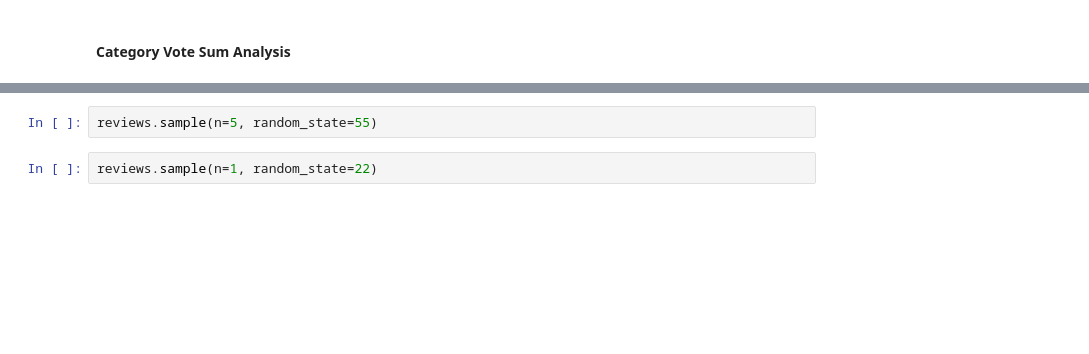
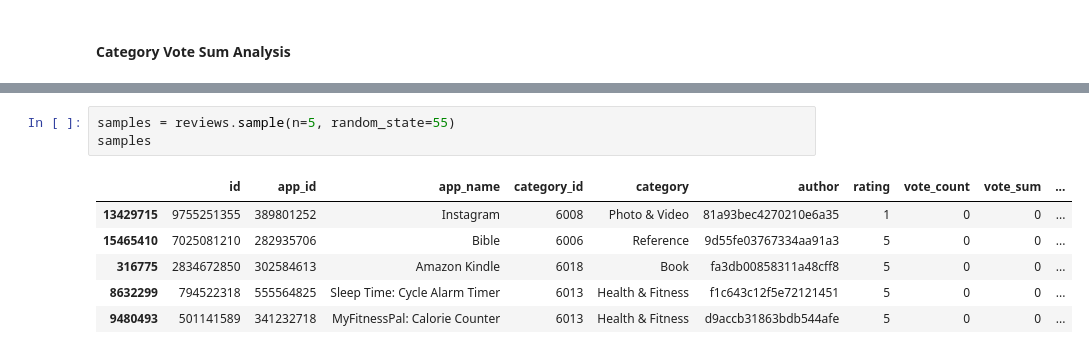
Before and after one commit to variancexplained/genai-lab-slm, a Jupyter notebook: notebooks/content/01_data/00_overview.ipynb, the cells around one changed output, grey strips where cells are left out. Saved outputs shown, nothing was run; the diff lists cells and outputs as text; blank space fills up the shorter version.

```diff
--- a/notebooks/content/01_data/00_overview.ipynb
+++ b/notebooks/content/01_data/00_overview.ipynb
@@ -137,4 +440,10 @@ reviews.association_plot(x="vote_sum", y="category", title="Category Vote Sum An
 # %%
-reviews.sample(n=5, random_state=55)
+samples = reviews.sample(n=5, random_state=55)
+samples
+# %% [output]
+|  | id | app_id | app_name | category_id | category | author | rating | vote_count | vote_sum | ... |
+| 13429715 | 9755251355 | 389801252 | Instagram | 6008 | Photo & Video | 81a93bec4270210e6a35 | 1 | 0 | 0 | ... |
+| 15465410 | 7025081210 | 282935706 | Bible | 6006 | Reference | 9d55fe03767334aa91a3 | 5 | 0 | 0 | ... |
+| 316775 | 2834672850 | 302584613 | Amazon Kindle | 6018 | Book | fa3db00858311a48cff8 | 5 | 0 | 0 | ... |
+| 8632299 | 794522318 | 555564825 | Sleep Time: Cycle Alarm Timer | 6013 | Health & Fitness | f1c643c12f5e72121451 | 5 | 0 | 0 | ... |
+| 9480493 | 501141589 | 341232718 | MyFitnessPal: Calorie Counter | 6013 | Health & Fitness | d9accb31863bdb544afe | 5 | 0 | 0 | ... |
-# %%
-reviews.sample(n=1, random_state=22)
```
Also changed, not shown: parts of 72 cells of this notebook.
